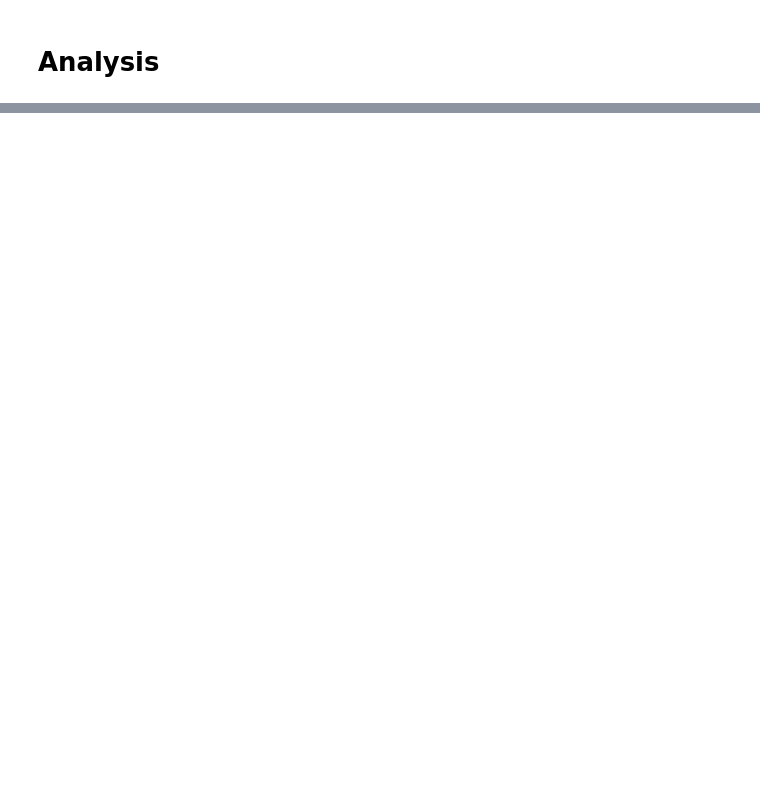
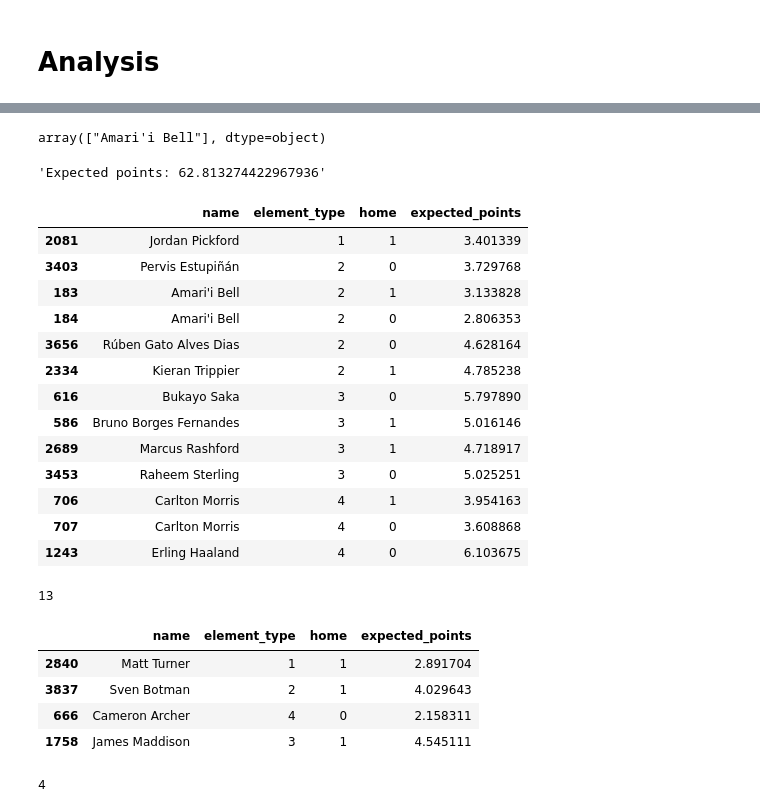
Before and after one commit to jaksticks/Fantasy-Premier-League, a Jupyter notebook: season23_24/notebooks/6_player_analysis.ipynb, the cells around one changed output, grey strips where cells are left out. Saved outputs shown, nothing was run; the diff lists cells and outputs as text; code cells hidden in the pictures; blank space fills up the shorter version.

```diff
--- a/season23_24/notebooks/6_player_analysis.ipynb
+++ b/season23_24/notebooks/6_player_analysis.ipynb
@@ -1,5 +1,5 @@
 # %%
-latest_gameweek = 5
+latest_gameweek = 6
 # %%
 import pandas as pd
 import numpy as np
@@ -41,34 +109,59 @@ df
 # %%
-projections[projections['name'].str.contains('Julián Álvarez')].head()
+projections[projections['name'].str.contains('i Bell')].name.unique()
+# %% [output]
+array(["Amari'i Bell"], dtype=object)
 # %%
-my_gameweek = latest_gameweek+2
+my_gameweek = latest_gameweek+1
 
-my_starting_11_names = ['Pickford', 'Estu', 'Chilwell', 'Dias', 'Saka', 'Fernandes', 'Rashford', 'Sterling',
-                  'Maddison', 'Jackson', 'Haaland']
-my_subs_names = ['Turner', 'Botman', 'Archer', 'i Bell']
+my_starting_11_names = ['Pickford', 'Estu', 'i Bell', 'Dias', 'Trippier', 'Saka', 'Fernandes', 'Rashford', 'Sterling',
+                  'Morris', 'Haaland']
+my_subs_names = ['Turner', 'Botman', 'Archer', 'Maddison']
 
 my_starting_11 = pd.DataFrame()
 for my_name in my_starting_11_names:
     my_starting_11 = pd.concat([
                     my_starting_11,
                     projections[(projections.gameweek==my_gameweek) & (projections.name.str.contains(my_name))]
                     ])
 
 my_subs = pd.DataFrame()
 for my_name in my_subs_names:
     my_subs = pd.concat([
                     my_subs,
                     projections[(projections.gameweek==my_gameweek) & (projections.name.str.contains(my_name))]
                     ])
 
 expected_points = my_starting_11['expected_points'].sum() + my_starting_11['expected_points'].max()
 display(f'Expected points: {expected_points}')
 
 display(my_starting_11[['name', 'element_type', 'home', 'expected_points']])
 display(my_starting_11.shape[0])
 
 display(my_subs[['name', 'element_type', 'home', 'expected_points']])
 display(my_subs.shape[0])
+# %% [output]
+'Expected points: 62.813274422967936'
+|  | name | element_type | home | expected_points |
+| 2081 | Jordan Pickford | 1 | 1 | 3.401339 |
+| 3403 | Pervis Estupiñán | 2 | 0 | 3.729768 |
+| 183 | Amari'i Bell | 2 | 1 | 3.133828 |
+| 184 | Amari'i Bell | 2 | 0 | 2.806353 |
+| 3656 | Rúben Gato Alves Dias | 2 | 0 | 4.628164 |
+| 2334 | Kieran Trippier | 2 | 1 | 4.785238 |
+| 616 | Bukayo Saka | 3 | 0 | 5.797890 |
+| 586 | Bruno Borges Fernandes | 3 | 1 | 5.016146 |
+| 2689 | Marcus Rashford | 3 | 1 | 4.718917 |
+| 3453 | Raheem Sterling | 3 | 0 | 5.025251 |
+| 706 | Carlton Morris | 4 | 1 | 3.954163 |
+| 707 | Carlton Morris | 4 | 0 | 3.608868 |
+| 1243 | Erling Haaland | 4 | 0 | 6.103675 |
+13
+|  | name | element_type | home | expected_points |
+| 2840 | Matt Turner | 1 | 1 | 2.891704 |
+| 3837 | Sven Botman | 2 | 1 | 4.029643 |
+| 666 | Cameron Archer | 4 | 0 | 2.158311 |
+| 1758 | James Maddison | 3 | 1 | 4.545111 |
+4
 # %%
 (projections[(projections.gameweek==(latest_gameweek+1)) & (projections.element_type==1)]
  .groupby('name')
```
Also changed, not shown: parts of 5 cells of this notebook, 23 other files.
